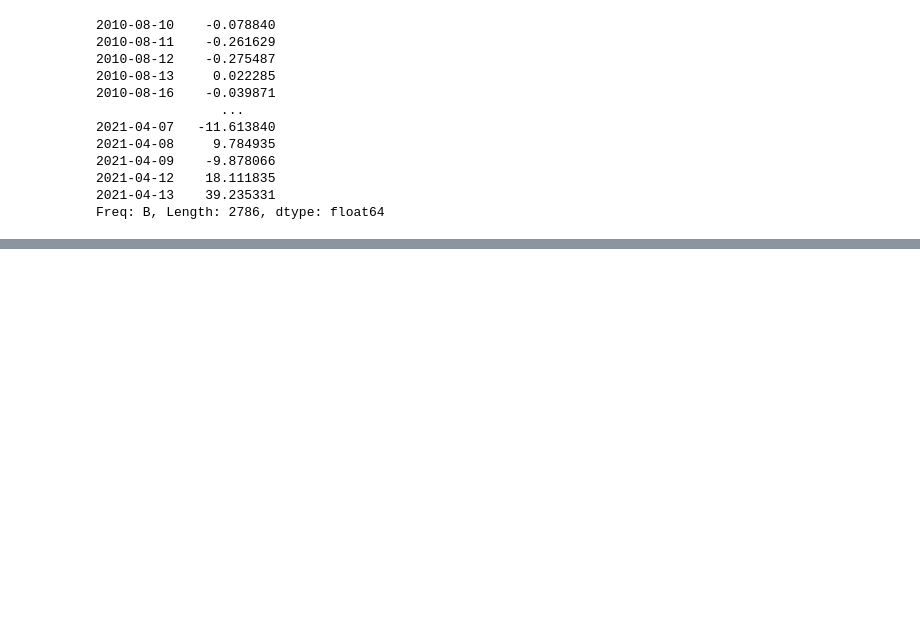
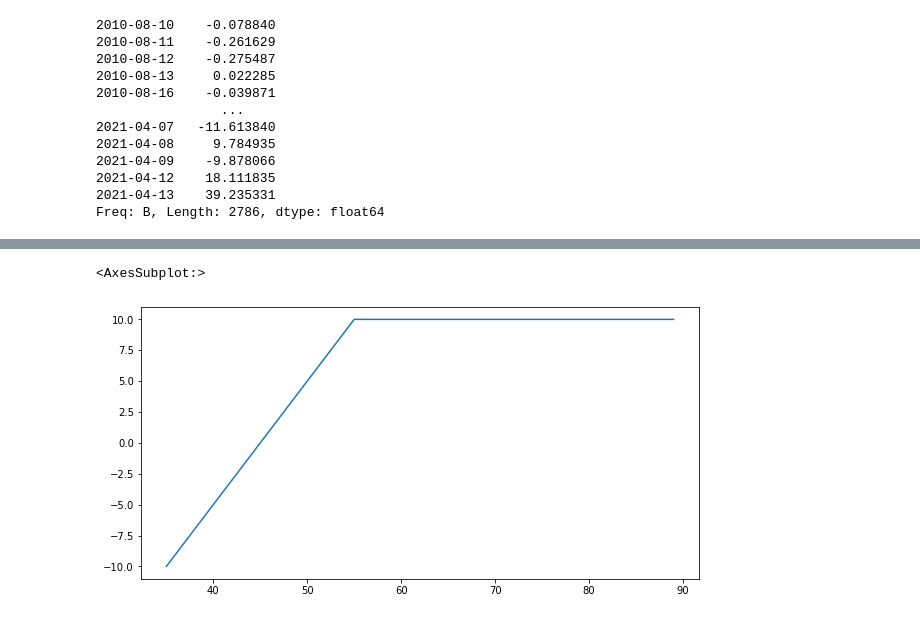
Before and after one commit to bartbkr/econ_338_spr2021, a Jupyter notebook: intro_to_comp_finance_2/cf_2_project.ipynb, the cells around one changed output, grey strips where cells are left out. Cells and saved outputs as stored; diff of their text form; code cells hidden in the pictures; blank space fills up the shorter version.

```diff
--- a/intro_to_comp_finance_2/cf_2_project.ipynb
+++ b/intro_to_comp_finance_2/cf_2_project.ipynb
@@ -282,3 +279,34 @@ len(tsla_history_close.index[-len(error_sample.index):])
+# %%
+def covered_call_strategy(spot_at_expiration, spot_now, premium,
+                          strike):
+    """
+    Implements a covered call strategy
+
+    Parameters
+    ----------
+    spot_at_expiration: float
+        The spot price of the underlying at expiration
+    spot_now : float
+        The spot price of the underlying now
+    premium : float
+        The premium received for this option
+    strike : float
+        Strike price of the call option sold
+
+    Return
+    ------
+    payoff : float
+        Payoff of the option
+    """
+    # DOC: Calculate pure return from underlying
+    payoff_underlying = spot_at_expiration - spot_now
+    # DOC: Calculate pure return of selling option
+    if spot_at_expiration > strike:
+        payoff_call = premium - (spot_at_expiration - strike)
+    else:
+        payoff_call = premium
+    # DOC: Return total payoff
+    return payoff_underlying + payoff_call
 # %%
 # SEC: Begin sampling of errors, estimate model, generate forecast
 tsla_forecasts = {}
@@ -342,0 +369,14 @@ Freq: B, dtype: float64
+# %%
+# SEC: Covered call strategy testing
+current_price = 50
+prices_at_expiration = np.arange(35, 90)
+premium = 5
+strike = 55
+payoffs = pa.Series(prices_at_expiration, index=prices_at_expiration).apply(
+    covered_call_strategy,
+    args=(current_price, premium, strike)
+)
+payoffs.plot()
+# %% [output]
+<AxesSubplot:>
+[figure, added]
```
Also changed, not shown: parts of 18 cells of this notebook.
